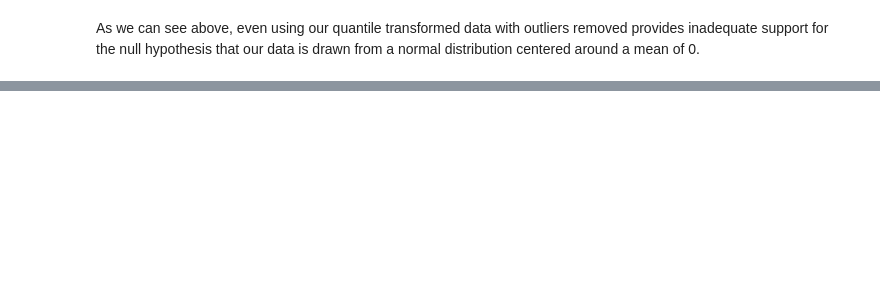
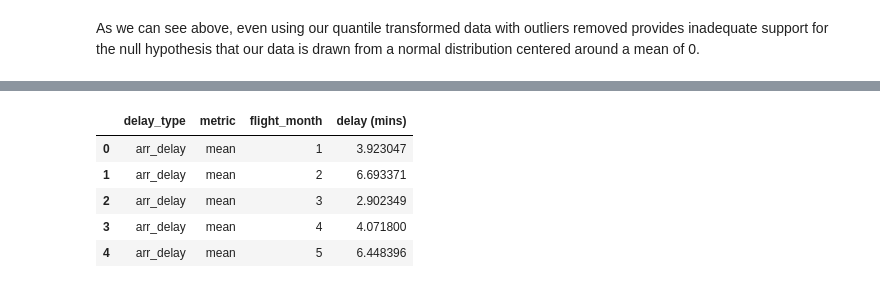
Before and after one commit to jsilke/flight-delay-prediction, a Jupyter notebook: Exploration/recommended_exploration.ipynb, the cells around one changed output, grey strips where cells are left out. Drawn from its saved outputs; the diff is of its cells as text; code cells hidden in the pictures; blank space fills up the shorter version.

```diff
--- a/Exploration/recommended_exploration.ipynb
+++ b/Exploration/recommended_exploration.ipynb
@@ -163,0 +162,16 @@ As we can see above, even using our quantile transformed data with outliers remo
+# %%
+# Assign more meaningful column names.
+monthly_average_delays = monthly_average_delays.rename(columns={
+    'level_0': 'delay_type',
+    'level_1': 'metric',
+    0: 'delay (mins)',
+    })
+
+monthly_average_delays.head()
+# %% [output]
+|  | delay_type | metric | flight_month | delay (mins) |
+| 0 | arr_delay | mean | 1 | 3.923047 |
+| 1 | arr_delay | mean | 2 | 6.693371 |
+| 2 | arr_delay | mean | 3 | 2.902349 |
+| 3 | arr_delay | mean | 4 | 4.071800 |
+| 4 | arr_delay | mean | 5 | 6.448396 |
```
Also changed, not shown: parts of 29 cells of this notebook, 1 other file.
